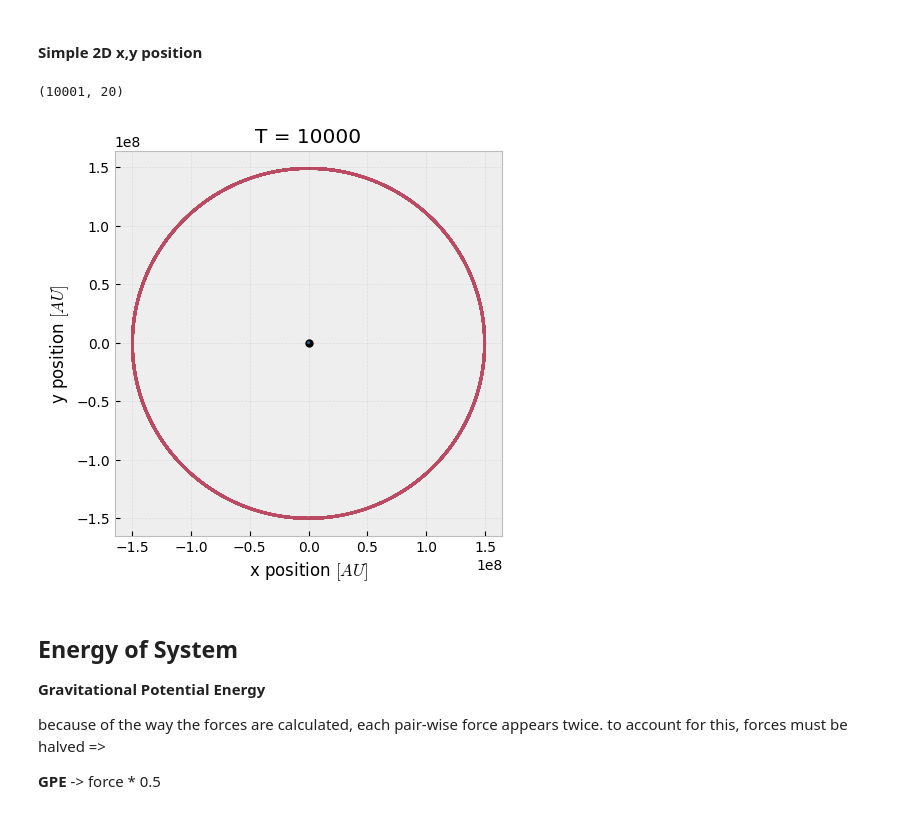
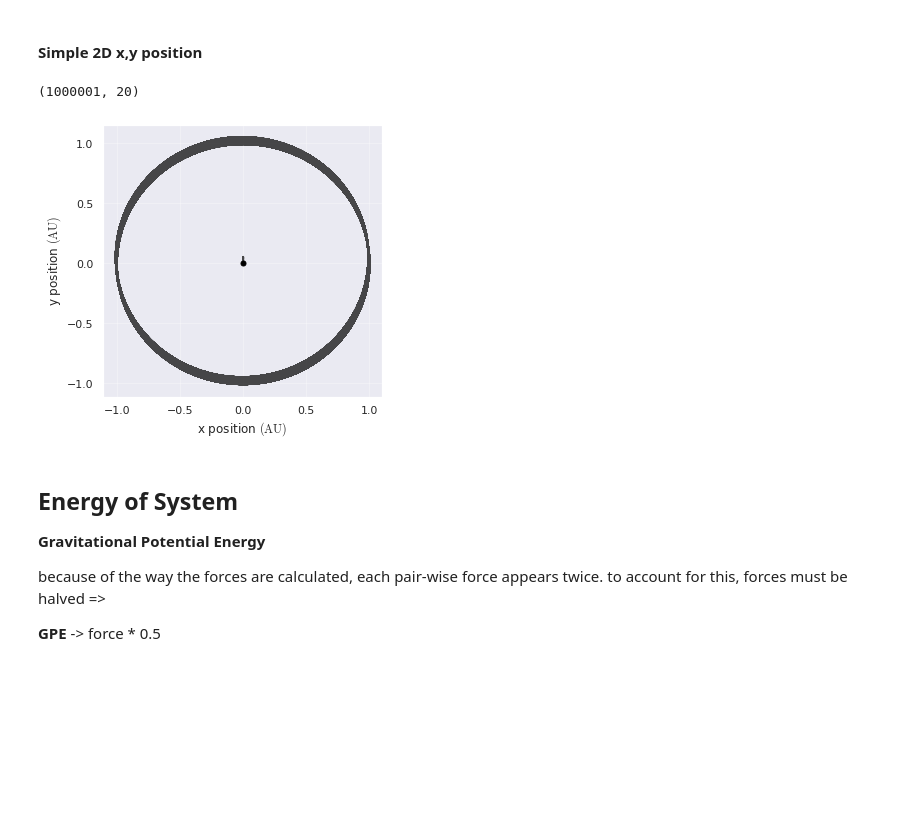
Before and after one commit to quartzar/n-body-cuda, a Jupyter notebook: PYnalaysis.ipynb, the cells around one changed output. Saved outputs shown, nothing was run; the diff lists cells and outputs as text; code cells hidden in the pictures; blank space fills up the shorter version.

```diff
--- a/PYnalaysis.ipynb
+++ b/PYnalaysis.ipynb
@@ -49,26 +50,27 @@ def doPlot3D(x, y, z):
 # %%
 fig, ax = plt.subplots()
 # fig.set_size_inches(10, 10)
 fig.set_size_inches(5,5)
+plt.style.use('bmh')
 plt.plot(0, 0, marker = 'o', markersize=5, color="black") # sun plot
 # plt.xlim(-5, 5)
 # plt.ylim(-5, 5)
 
 for i in range(0, int(df.shape[1]/10)):
     x = df[f'{i}']['x']
     y = df[f'{i}']['y']
 
-    plt.plot(x, y, alpha=0.7)
+    plt.plot(x, y, alpha=0.7, color="black")
 
 plt.grid(alpha=0.3)
-plt.xlabel("x position $[AU]$")
-plt.ylabel("y position $[AU]$")
-plt.title(f"T = {df.shape[0]-1}")
+plt.xlabel("x position $(\mathrm{AU})$")
+plt.ylabel("y position $(\mathrm{AU})$")
+# plt.title(f"T = {df.shape[0]-1}")
 
 print(df.shape)
 # %% [output]
-(10001, 20)
+(1000001, 20)
-[figure, old version]
+[figure, new version]
 # %%
 ## New Method
 x = df.loc[:,idx[:,'x']]
```
Also changed, not shown: parts of 12 cells of this notebook, 34 other files.
